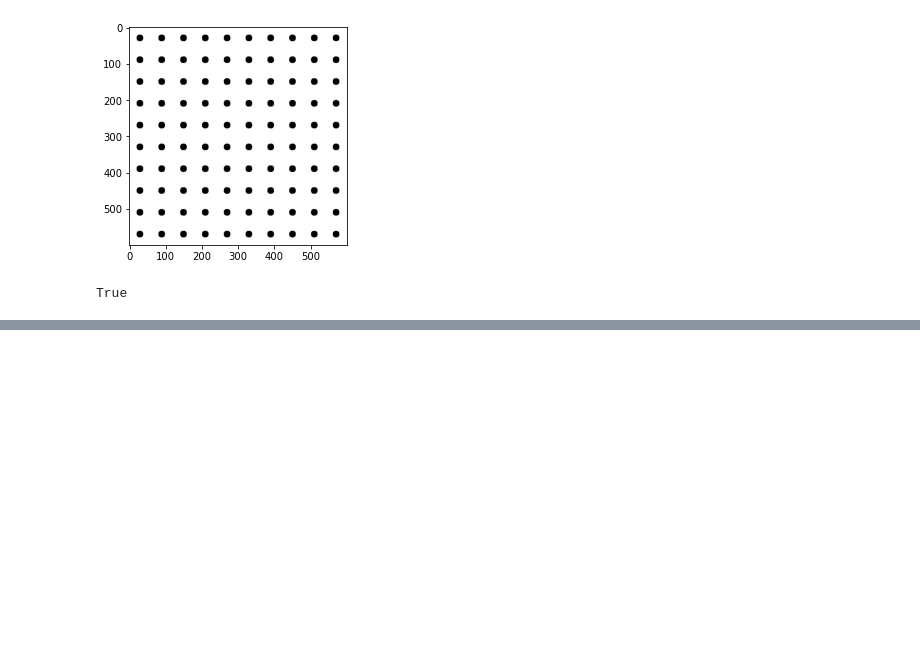
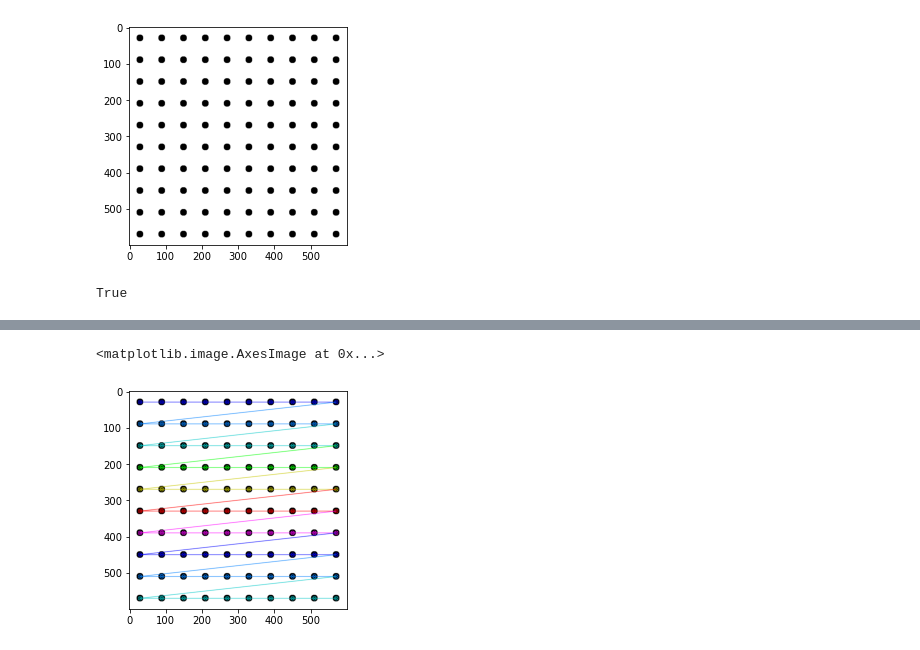
Before and after one commit to Codehackerone/opencv-projects, a Jupyter notebook: Object Detection/Grid Detection.ipynb, the cells around one changed output, grey strips where cells are left out. Drawn from its saved outputs; the diff is of its cells as text; code cells hidden in the pictures; blank space fills up the shorter version.

```diff
--- a/Object Detection/Grid Detection.ipynb
+++ b/Object Detection/Grid Detection.ipynb
@@ -76,0 +95,5 @@ cv2.drawChessboardCorners(dot,(7,7),corners,found)
+# %%
+plt.imshow(dots)
+# %% [output]
+<matplotlib.image.AxesImage at 0x...>
+[figure, added]
```
Also changed, not shown: parts of 1 cell of this notebook, 3 other files.
